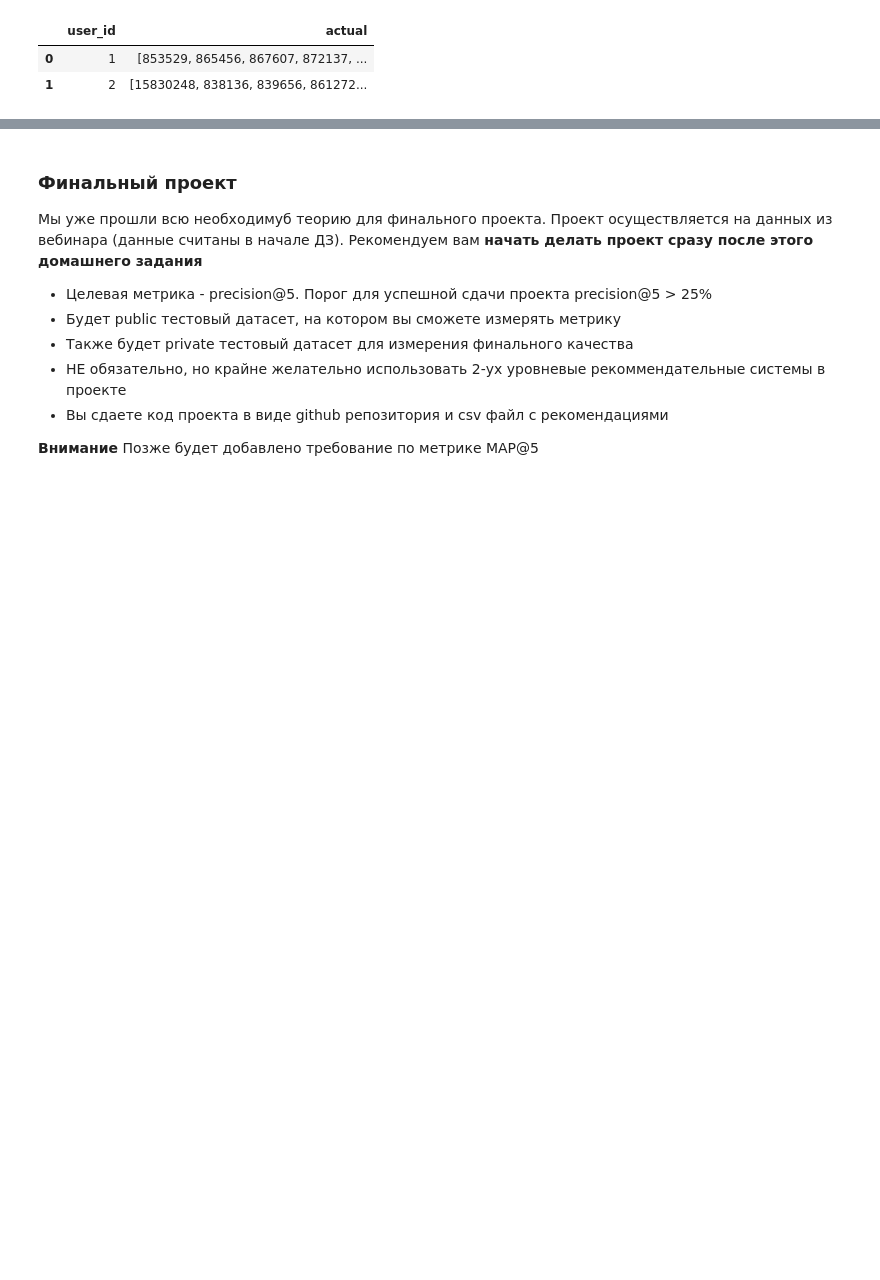
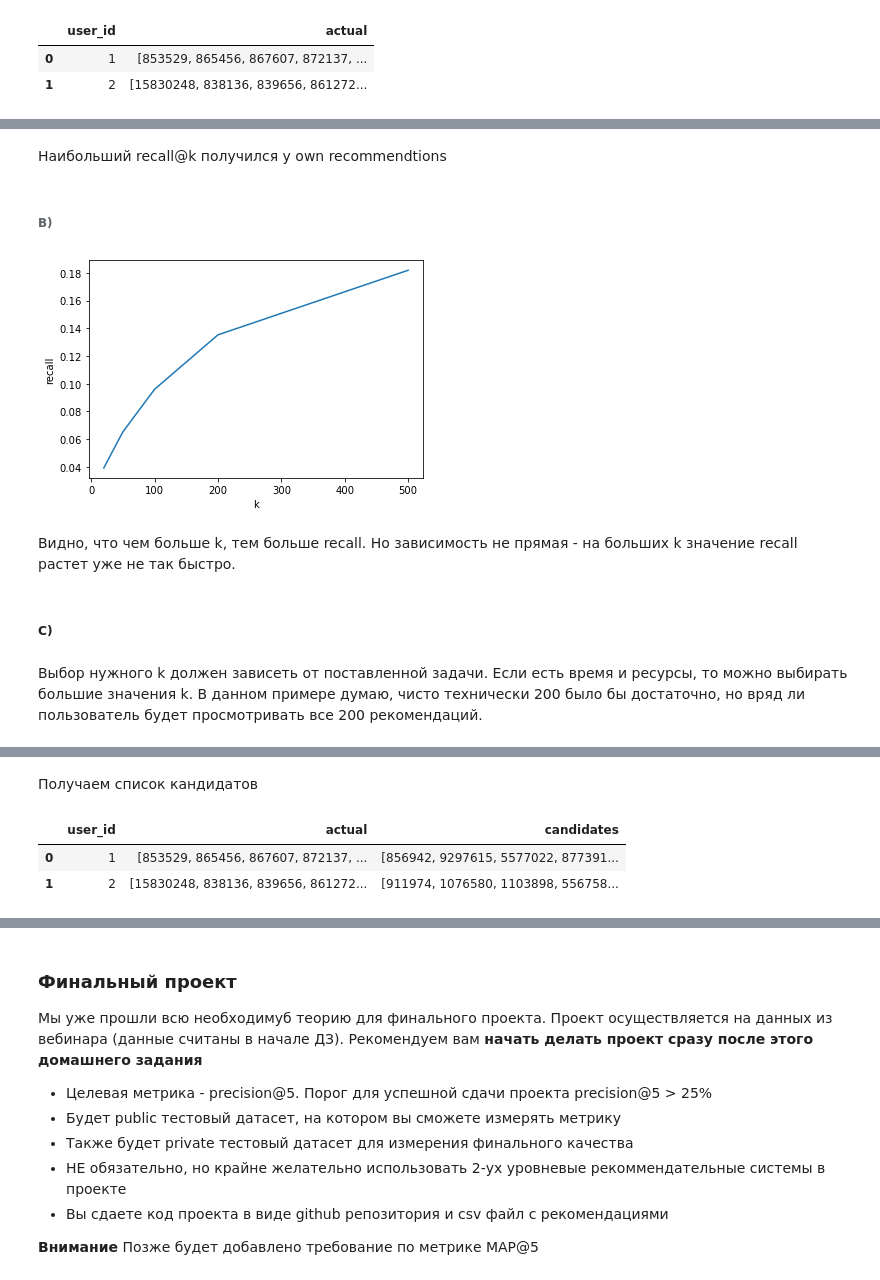
Before and after one commit to SemenovR/GB_RecommenderSystems, a Jupyter notebook: lesson_6/lesson_6.ipynb, the cells around one changed output, grey strips where cells are left out. Saved outputs shown, nothing was run; the diff lists cells and outputs as text; code cells hidden in the pictures; blank space fills up the shorter version.

```diff
--- a/lesson_6/lesson_6.ipynb
+++ b/lesson_6/lesson_6.ipynb
@@ -36,5 +29,5 @@ You can install the OpenMP library by the following command: ``brew install libo
 # %%
-data = pd.read_csv('../data/retail_train.csv')
+data = pd.read_csv('../raw_data/retail_train.csv')
 item_features = pd.read_csv('../raw_data/product.csv')
 user_features = pd.read_csv('../raw_data/hh_demographic.csv')
 
@@ -116,0 +110,20 @@ result_lvl_1.head(2)
+# %%
+N = 500
+
+result_lvl_1['als_rec'] = result_lvl_1['user_id'].apply(lambda x: recommender.get_als_recommendations(x, N=N))
+result_lvl_1['own_rec'] = result_lvl_1['user_id'].apply(lambda x: recommender.get_own_recommendations(x, N=N))
+result_lvl_1['similar_items'] = result_lvl_1['user_id'].apply(lambda x: recommender.get_similar_items_recommendation(x, N=N))
+result_lvl_1['similar_users'] = result_lvl_1['user_id'].apply(lambda x: recommender.get_similar_users_recommendation(x, N=N))
+
+K = 50
+
+result = pd.DataFrame(columns=['algorithm', 'recall_at_k'])
+result['algorithm'] = ['als_rec', 'own_rec', 'similar_items', 'similar_users']
+result['recall_at_k'] = [
+    result_lvl_1.apply(lambda x: recall_at_k(x['als_rec'], x['actual'], K), axis=1).mean(),
+    result_lvl_1.apply(lambda x: recall_at_k(x['own_rec'], x['actual'], K), axis=1).mean(),
+    result_lvl_1.apply(lambda x: recall_at_k(x['similar_items'], x['actual'], K), axis=1).mean(),
+    result_lvl_1.apply(lambda x: recall_at_k(x['similar_users'], x['actual'], K), axis=1).mean()
+]
+
+result
@@ -117,3 +136,26 @@ result_lvl_1.head(2)
+# %% [markdown]
+Наибольший recall@k получился у own recommendtions
+# %% [markdown]
+###### B)
+# %%
+K = [20, 50, 100, 200, 500]
+recall = []
+
+for k in K:
+    recall.append(result_lvl_1.apply(lambda x: recall_at_k(x['own_rec'], x['actual'], k), axis=1).mean())
+
+plt.plot(K, recall)
+plt.xlabel('k')
+plt.ylabel('recall')
+plt.show()
+# %% [output]
+[figure, added]
+# %% [markdown]
+Видно, что чем больше k, тем больше recall. Но зависимость не прямая - на больших k значение recall растет уже не так быстро.
+# %% [markdown]
+##### C)
+# %% [markdown]
+Выбор нужного k должен зависеть от поставленной задачи. Если есть время и ресурсы, то можно выбирать большие значения k. В данном примере думаю, чисто технически 200 было бы достаточно, но вряд ли пользователь будет просмотривать все 200 рекомендаций.
 # %% [markdown]
 ### Задание 2.
 
@@ -125,0 +169,11 @@ result_lvl_1.head(2)
+# %% [markdown]
+Получаем список кандидатов
+# %%
+result_lvl_2 = data_train_lvl_2.groupby('user_id')['item_id'].unique().reset_index()
+result_lvl_2.columns=['user_id', 'actual']
+result_lvl_2['candidates'] = result_lvl_2['user_id'].apply(lambda x: recommender.get_own_recommendations(x, N=50))
+result_lvl_2.head(2)
+# %% [output]
+|  | user_id | actual | candidates |
+| 0 | 1 | [853529, 865456, 867607, 872137, ... | [856942, 9297615, 5577022, 877391... |
+| 1 | 2 | [15830248, 838136, 839656, 861272... | [911974, 1076580, 1103898, 556758... |
```
Also changed, not shown: parts of 39 cells of this notebook, 3 other files.
